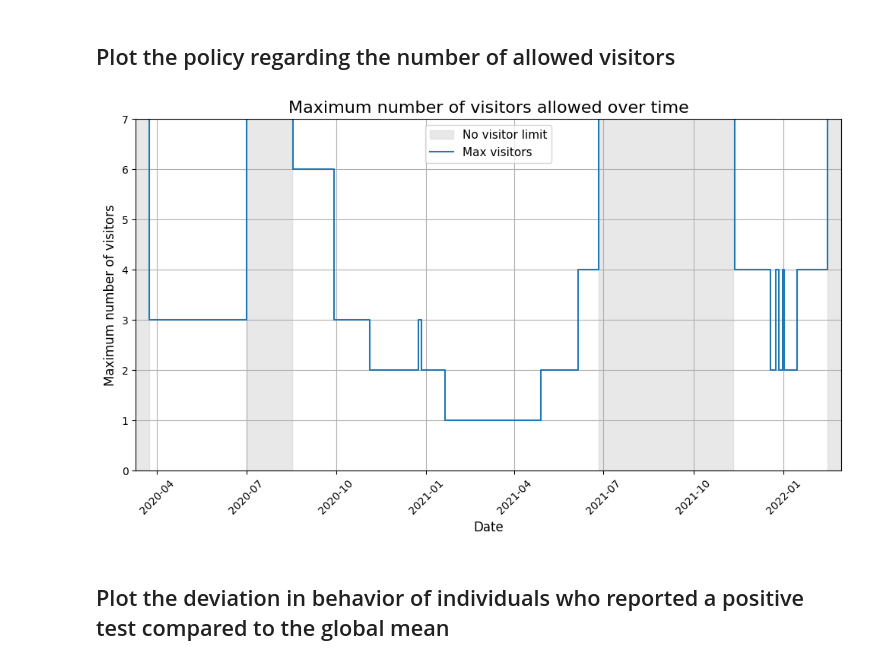
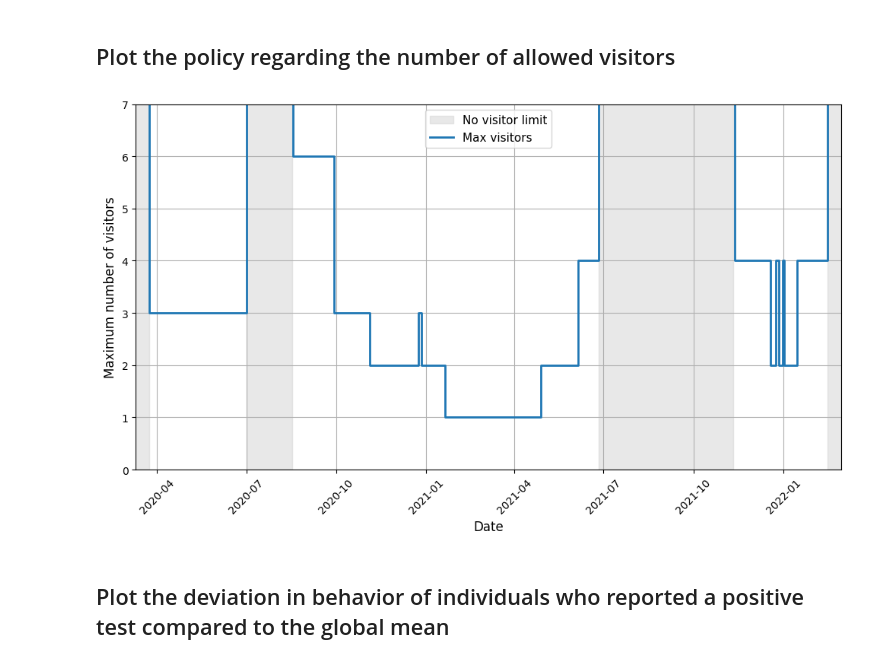
Before and after one commit to DaniChambon1/covid-household-visitors, a Jupyter notebook: 0_timeframe_selection.ipynb, the cells around one changed output. Saved outputs shown, nothing was run; the diff lists cells and outputs as text; code cells hidden in the pictures.

```diff
--- a/0_timeframe_selection.ipynb
+++ b/0_timeframe_selection.ipynb
@@ -16,32 +16,32 @@ pd.set_option('display.max_columns', None)
 # %%
 # Get the dataset with the policy regarding the number of allowed visitors
 df_measure = pd.read_csv("data/df_measure.csv")
 df_measure["date"] = pd.to_datetime(df_measure["Date"])
 
 df_measure["Limit"] = df_measure["Limit"].replace(np.inf, 1000)
 
 # Plot the data as a step plot
 plt.figure(figsize=(10, 6))
 
 plt.axvspan(pd.Timestamp("2020-01-01"), pd.Timestamp("2020-03-24"), color='lightgray', alpha=0.5)
 plt.axvspan(pd.Timestamp("2020-07-01"), pd.Timestamp("2020-08-17"), color='lightgray', alpha=0.5, label="No visitor limit")
 plt.axvspan(pd.Timestamp("2021-06-26"), pd.Timestamp("2021-11-11"), color='lightgray', alpha=0.5)
 plt.axvspan(pd.Timestamp("2022-02-15"), pd.Timestamp("2022-03-01"), color='lightgray', alpha=0.5)
 
-plt.step(df_measure["date"], df_measure["Limit"], where="post", label="Max visitors")
+plt.step(df_measure["date"], df_measure["Limit"], where="post", label="Max visitors", linewidth=2, color='tab:blue')
 plt.xlabel("Date", fontsize=12)
 plt.ylabel("Maximum number of visitors", fontsize=12)
-plt.title("Maximum number of visitors allowed over time", fontsize=16)
+#plt.title("Maximum number of visitors allowed over time", fontsize=16)
 plt.xticks(rotation=45)
 plt.legend(loc='upper center', fontsize=11)
 plt.grid()
 plt.ylim(0, 7)
 plt.xlim(pd.Timestamp("2020-03-10"), pd.Timestamp("2022-03-01"))
 plt.tight_layout()
 plt.savefig("results/visitor_limit.png", dpi=200, bbox_inches='tight')
 plt.show()
 # %% [output]
-[figure, old version]
+[figure, new version]
 # %% [markdown]
 ## Plot the deviation in behavior of individuals who reported a positive test compared to the global mean
 # %% [markdown]
```
Also changed, not shown: parts of 1 cell of this notebook, 4 other files.
